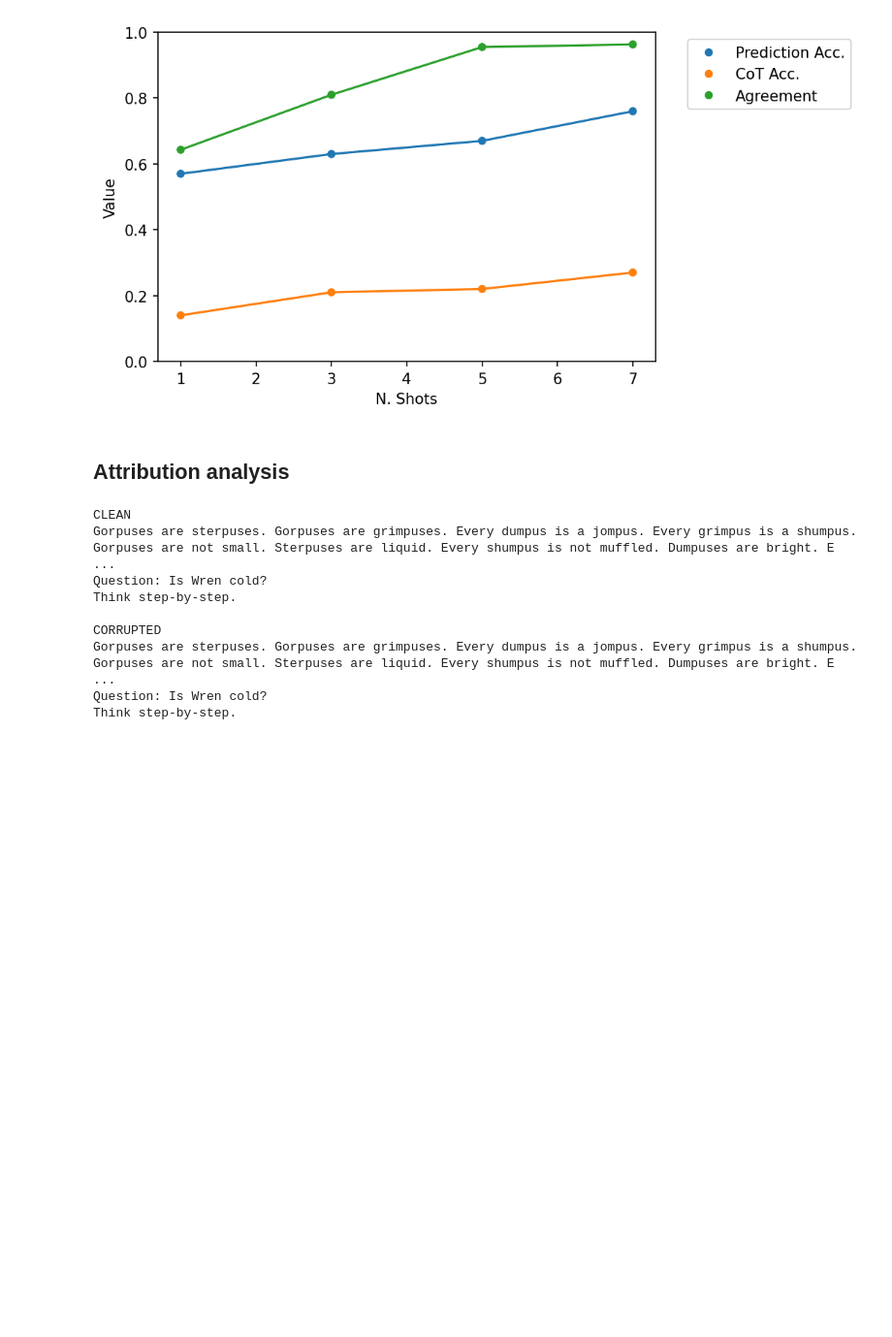
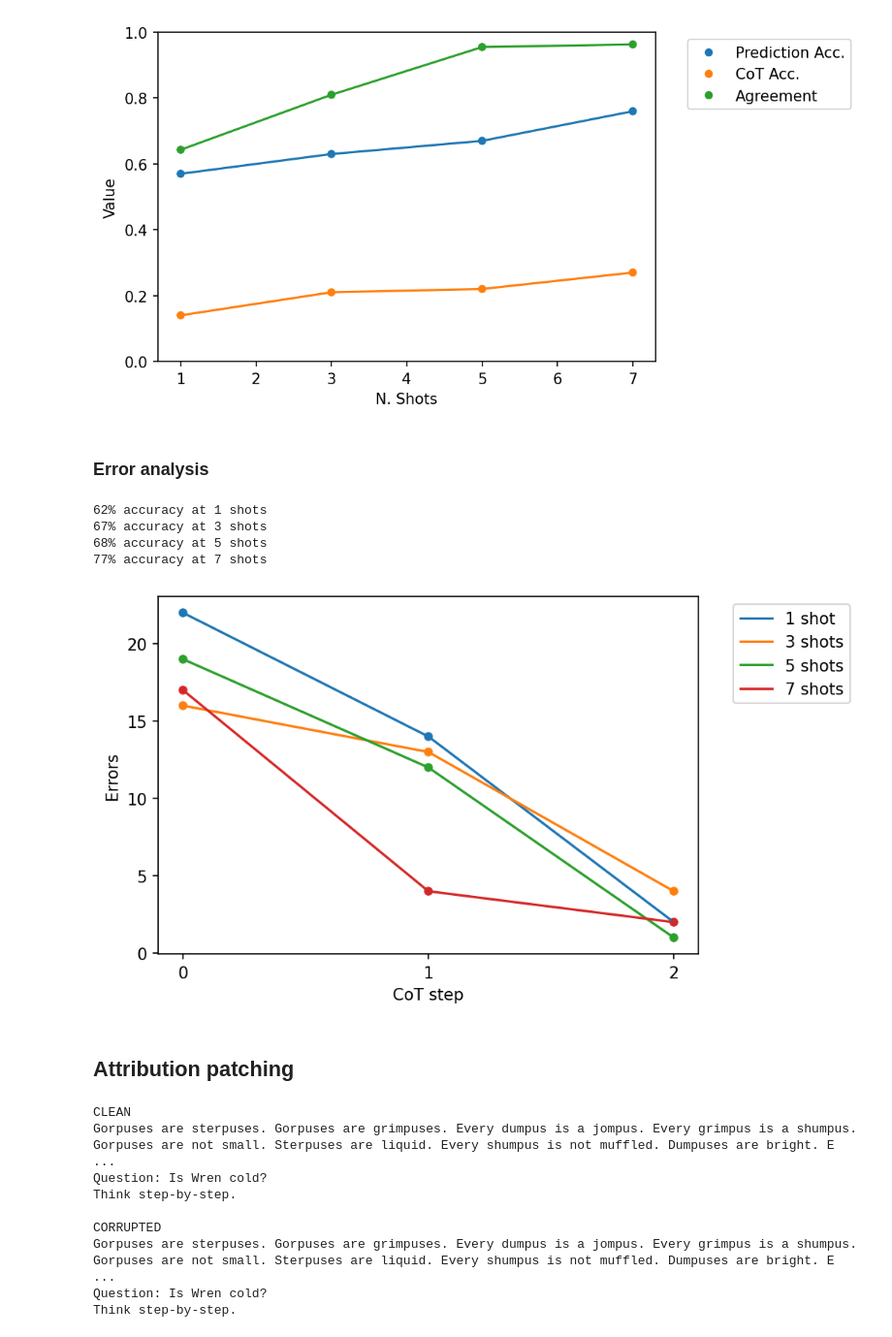
Before and after one commit to ghidav/mats-interp, a Jupyter notebook: experiments/006-cot/006-cot.ipynb, the cells around one changed output. Shown at 97% size. Cells and saved outputs as stored; diff of their text form; code cells hidden in the pictures; blank space fills up the shorter version.

```diff
--- a/experiments/006-cot/006-cot.ipynb
+++ b/experiments/006-cot/006-cot.ipynb
@@ -352,4 +362,4 @@ plt.ylim(0, 1)
 (0.0, 1.0)
 [figure]
 # %% [markdown]
-## Attribution analysis
+### Error analysis
@@ -356,3 +375,59 @@ plt.ylim(0, 1)
+# %%
+import ast
+
+mistakes = {
+    '1': [],
+    '3': [],
+    '5': [],
+    '7': []
+}
+
+for shots, df in zip([1, 3, 5, 7], results):
+
+    df['correct_pred'] = df['label'] == df['pred']
+    df['correct_cot'] = df.apply(check_cot, axis=1)
+
+    cot_miss = df[(df['correct_cot'] == False) & (df['correct_pred'] == False)]
+
+    for i in range(len(cot_miss)):
+        gold, pred = cot_miss[["cot_gold", "cot_pred"]].iloc[i]
+        gold = ast.literal_eval(gold)
+        pred = ast.literal_eval(pred)
+        for j, (gold_step, pred_step) in enumerate(zip(gold, pred)):
+            if gold_step != pred_step:
+                mistakes[str(shots)].append(j)
+                break
+# %%
+for shot in mistakes:
+    print(f"{100 - len(mistakes[shot])}% accuracy at {shot} shots")
+# %% [output]
+62% accuracy at 1 shots
+67% accuracy at 3 shots
+68% accuracy at 5 shots
+77% accuracy at 7 shots
+# %%
+plt.figure(figsize=(6, 4), dpi=150)
+
+plot_df = pd.concat([
+    pd.Series(mistakes['1'], name='CoT step').reset_index().groupby('CoT step').count(),
+    pd.Series(mistakes['3'], name='CoT step').reset_index().groupby('CoT step').count(),
+    pd.Series(mistakes['5'], name='CoT step').reset_index().groupby('CoT step').count(),
+    pd.Series(mistakes['7'], name='CoT step').reset_index().groupby('CoT step').count()
+], axis=1).fillna(0)
+plot_df.columns = ['1 shot', '3 shots', '5 shots', '7 shots']
+plot_df = plot_df.reset_index().melt(id_vars='CoT step', var_name='N. shots', value_name='Errors')
+
+sns.lineplot(plot_df, x='CoT step', y='Errors', hue='N. shots')
+sns.scatterplot(plot_df, x='CoT step', y='Errors', hue='N. shots')
+
+handles, labels = plt.gca().get_legend_handles_labels()
+plt.legend(handles=handles[:len(handles)//2], labels=labels[:len(labels)//2], bbox_to_anchor=(1.05, 1), loc='upper left')
+plt.xticks([0, 1, 2])
+plt.show()
+# %% [output]
+[figure, added]
+# %% [markdown]
+## Attribution patching
 # %%
 def logits_diff(logits, a_clean, a_corr=None):
     if isinstance(a_clean, str):
```
Also changed, not shown: parts of 22 cells of this notebook, 8 other files.
